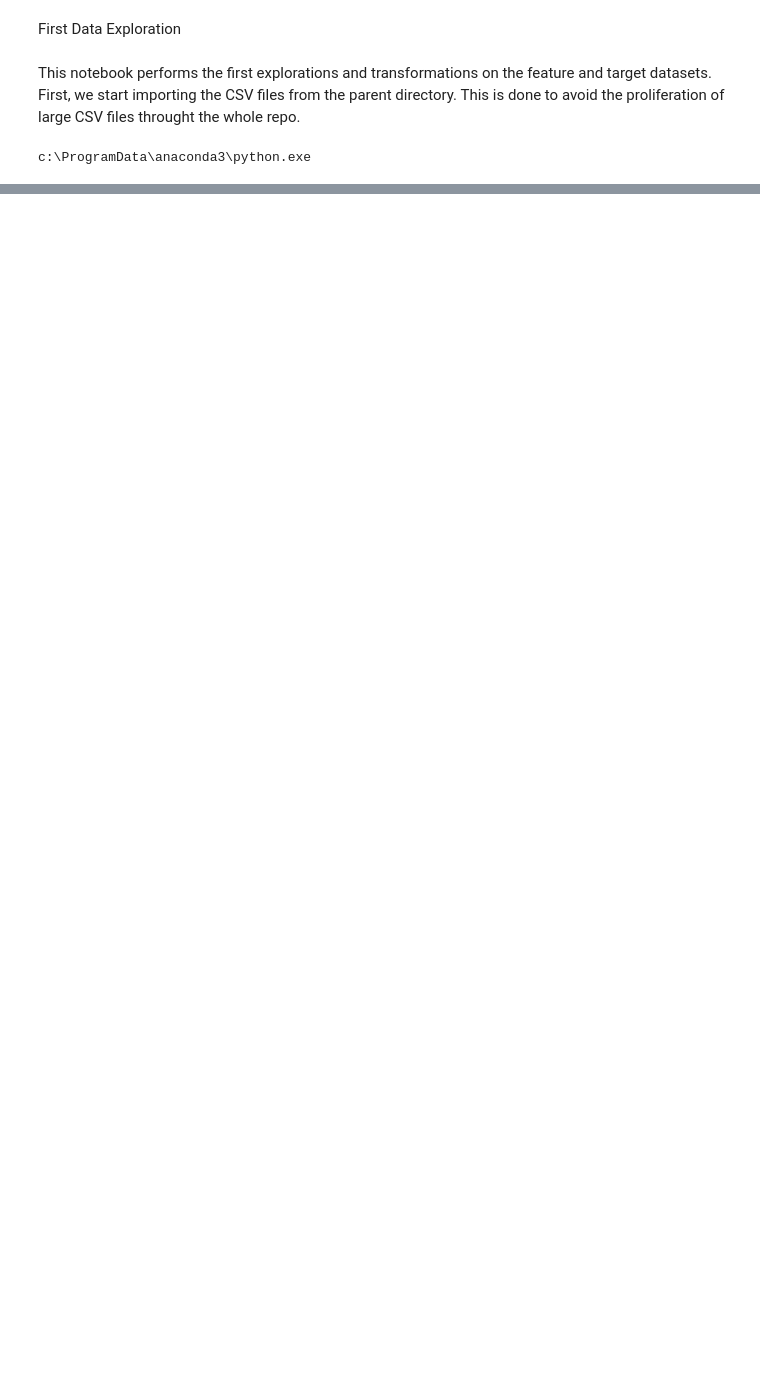
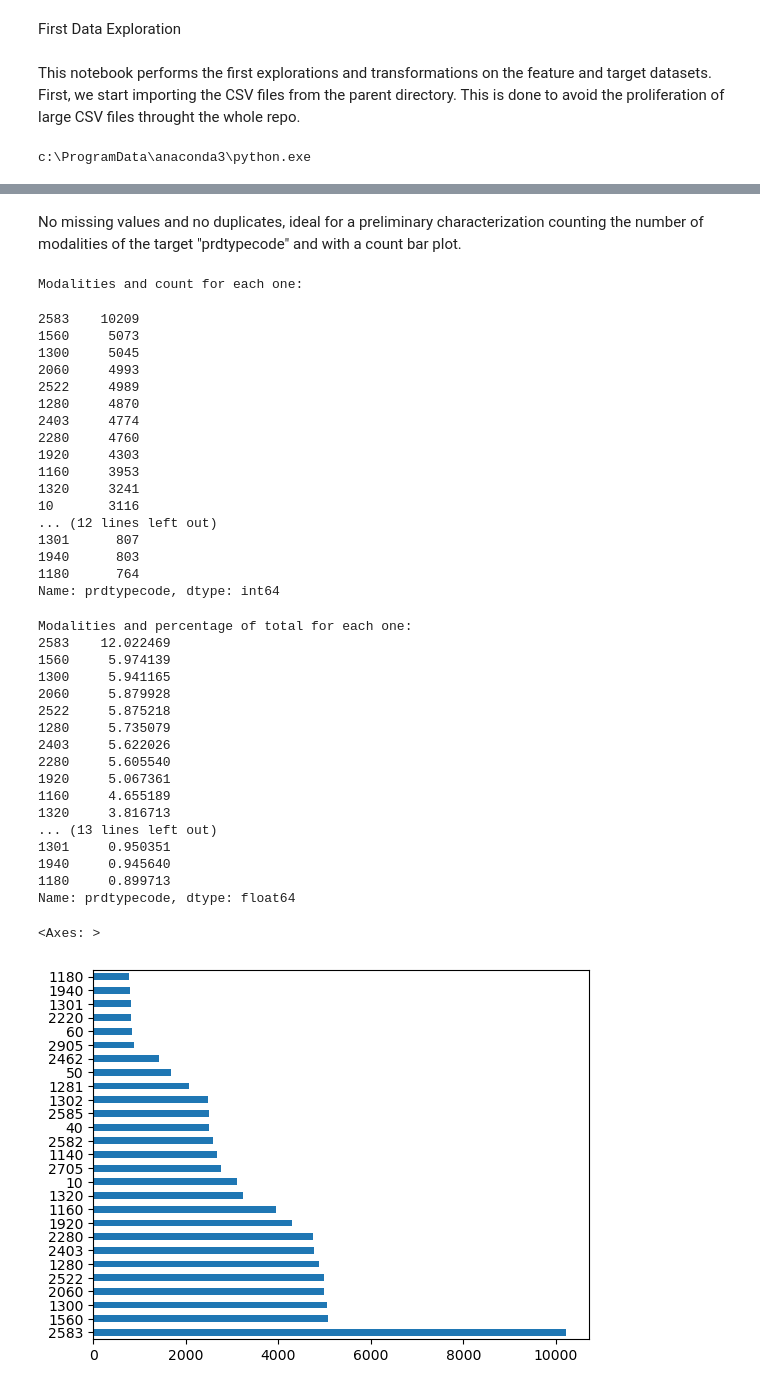
Before and after one commit to sfmantillas/Rakuten, a Jupyter notebook: Sebastian/01_Data_Exploration.ipynb, the cells around one changed output, grey strips where cells are left out. Drawn from its saved outputs; the diff is of its cells as text; code cells hidden in the pictures; blank space fills up the shorter version.

Commit message:
Addition of lines for designation/description concatenation and bar chart count of prdtypecode modalities.

```diff
--- a/Sebastian/01_Data_Exploration.ipynb
+++ b/Sebastian/01_Data_Exploration.ipynb
@@ -12,18 +12,18 @@ import pandas as pd
 import os
 
 # Get the path of the current script and its parent directory
-current_dir = os.path.dirname(__file__)
+current_dir = os.getcwd() #os.path.dirname(__file__)
 parent_dir = os.path.abspath(os.path.join(current_dir, os.pardir))
 
-# Construct the full path to the CSV file
-csv_path_X = os.path.join(parent_dir, 'parent_directory', 'X_train_update.csv')
-csv_path_Y = os.path.join(parent_dir, 'parent_directory', 'Y_train_CVw08PX.csv')
+# Construct the full path to the CSV files
+csv_path_X = os.path.join(parent_dir, 'X_train_update.csv')
+csv_path_Y = os.path.join(parent_dir, 'Y_train_CVw08PX.csv')
 
-# Read the CSV file into a DataFrame
-dfX = pd.read_csv(csv_path_X)
-dfY = pd.read_csv(csv_path_Y)
+# Read the CSV file into the DataFrames
+dfX = pd.read_csv(csv_path_X, index_col=0)
+dfY = pd.read_csv(csv_path_Y, index_col=0)
 
-# Display the DataFrame
+# Display the DataFrames
 display(dfX.head())
 display(dfY.head())
 # %% [output]
@@ -30,0 +124,46 @@ NameError: name '__file__' is not defined
+# %% [markdown]
+No missing values and no duplicates, ideal for a preliminary characterization counting the number of modalities of the target "prdtypecode" and with a count bar plot.
+# %%
+print("Modalities and count for each one: ")
+display(dfY.prdtypecode.value_counts())
+print("Modalities and percentage of total for each one: ")
+print(100*dfY.prdtypecode.value_counts(normalize=True))
+dfY.prdtypecode.value_counts().plot(kind='barh')
+# %% [output]
+Modalities and count for each one:
+2583    10209
+1560     5073
+1300     5045
+2060     4993
+2522     4989
+1280     4870
+2403     4774
+2280     4760
+1920     4303
+1160     3953
+1320     3241
+10       3116
+... (12 lines left out)
+1301      807
+1940      803
+1180      764
+Name: prdtypecode, dtype: int64
+Modalities and percentage of total for each one:
+2583    12.022469
+1560     5.974139
+1300     5.941165
+2060     5.879928
+2522     5.875218
+1280     5.735079
+2403     5.622026
+2280     5.605540
+1920     5.067361
+1160     4.655189
+1320     3.816713
+... (13 lines left out)
+1301     0.950351
+1940     0.945640
+1180     0.899713
+Name: prdtypecode, dtype: float64
+<Axes: >
+[figure, added]
```
Also changed, not shown: parts of 9 cells of this notebook.
